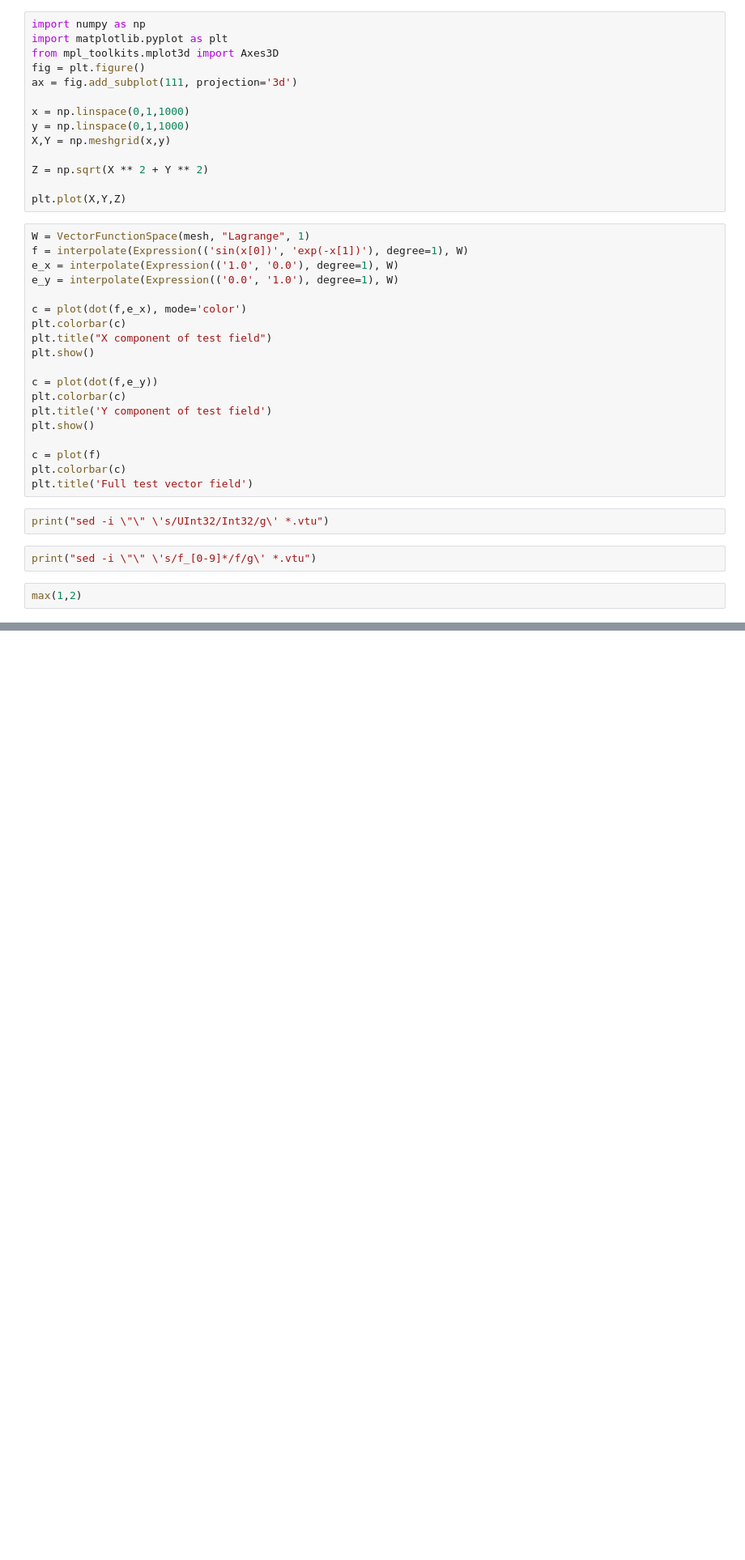
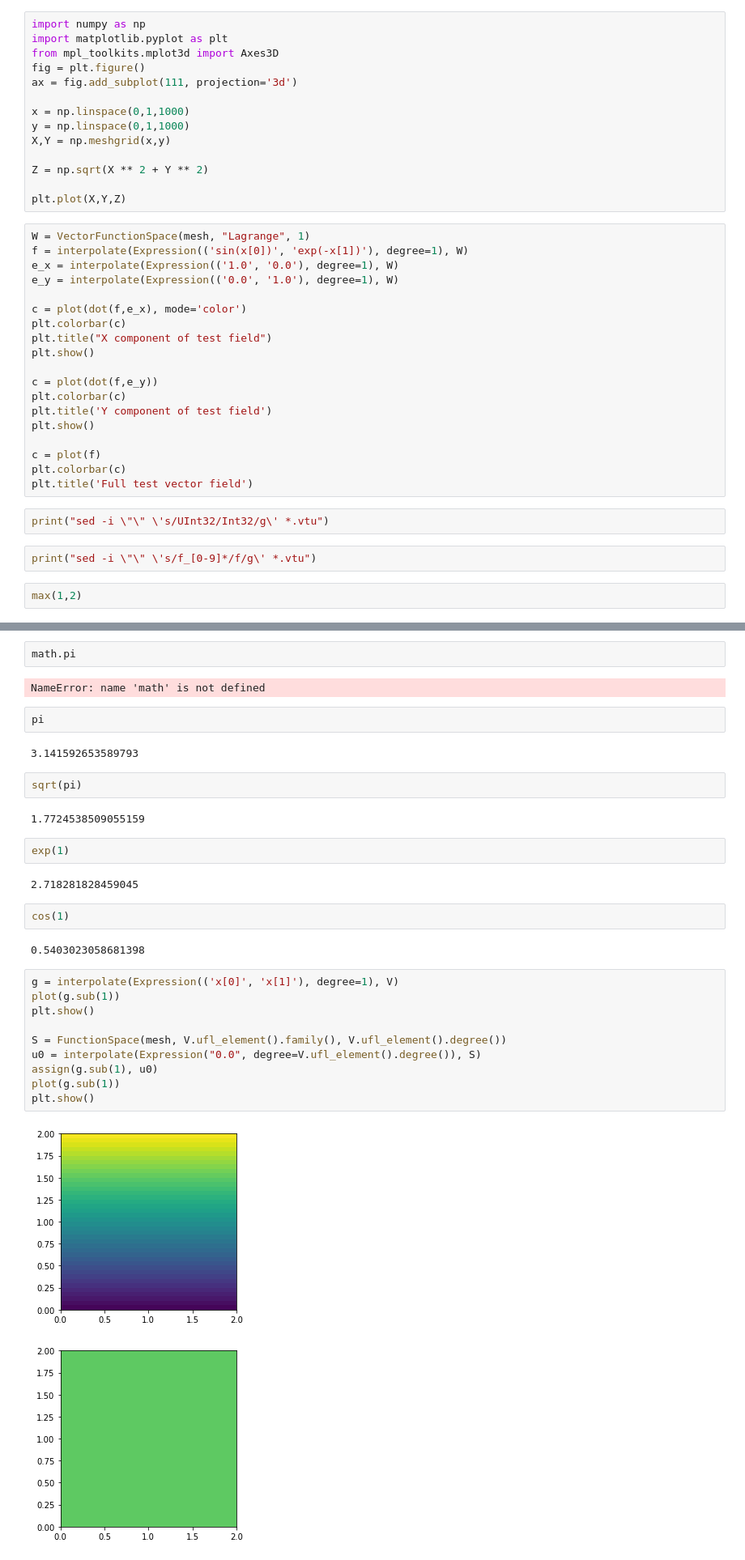
Before and after one commit to tmasthay/Wasserstein, a Jupyter notebook: src/1D/forward/scalar/demo_elastic.ipynb, the cells around one changed output, grey strips where cells are left out. Shown at 81% size. Saved outputs shown, nothing was run; the diff lists cells and outputs as text; blank space fills up the shorter version.

```diff
--- a/src/1D/forward/scalar/demo_elastic.ipynb
+++ b/src/1D/forward/scalar/demo_elastic.ipynb
@@ -232,0 +300,33 @@ max(1,2)
+# %%
+math.pi
+# %% [output]
+NameError: name 'math' is not defined
+# %%
+pi
+# %% [output]
+3.141592653589793
+# %%
+sqrt(pi)
+# %% [output]
+1.7724538509055159
+# %%
+exp(1)
+# %% [output]
+2.718281828459045
+# %%
+cos(1)
+# %% [output]
+0.5403023058681398
+# %%
+g = interpolate(Expression(('x[0]', 'x[1]'), degree=1), V)
+plot(g.sub(1))
+plt.show()
+
+S = FunctionSpace(mesh, V.ufl_element().family(), V.ufl_element().degree())
+u0 = interpolate(Expression("0.0", degree=V.ufl_element().degree()), S)
+assign(g.sub(1), u0)
+plot(g.sub(1))
+plt.show()
+# %% [output]
+[figure, added]
+[figure, added]
```
Also changed, not shown: parts of 3 cells of this notebook.
